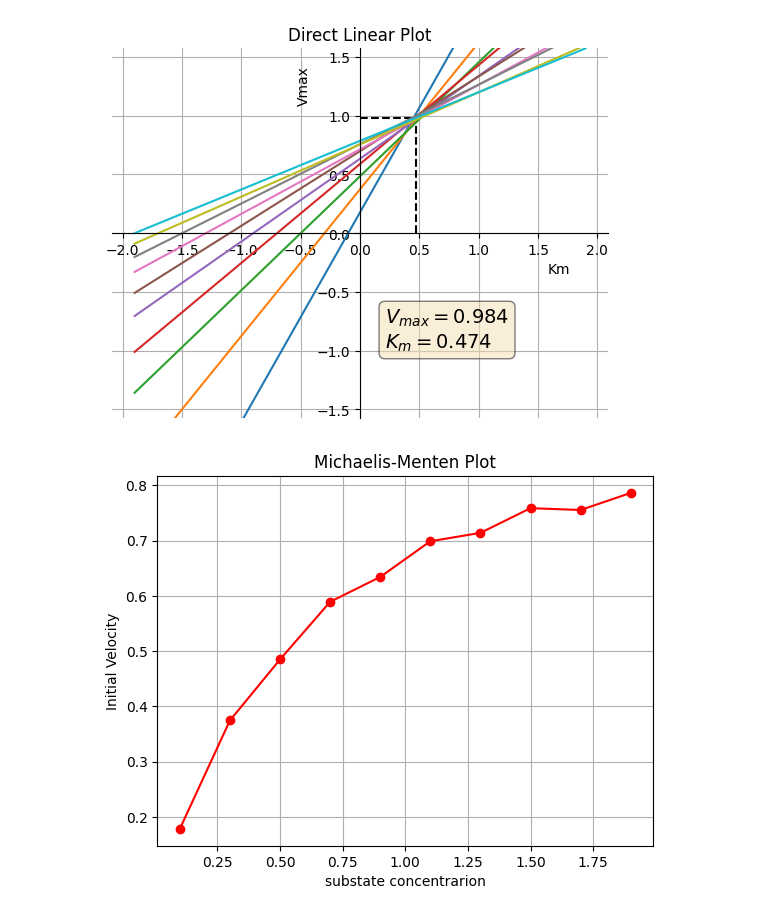
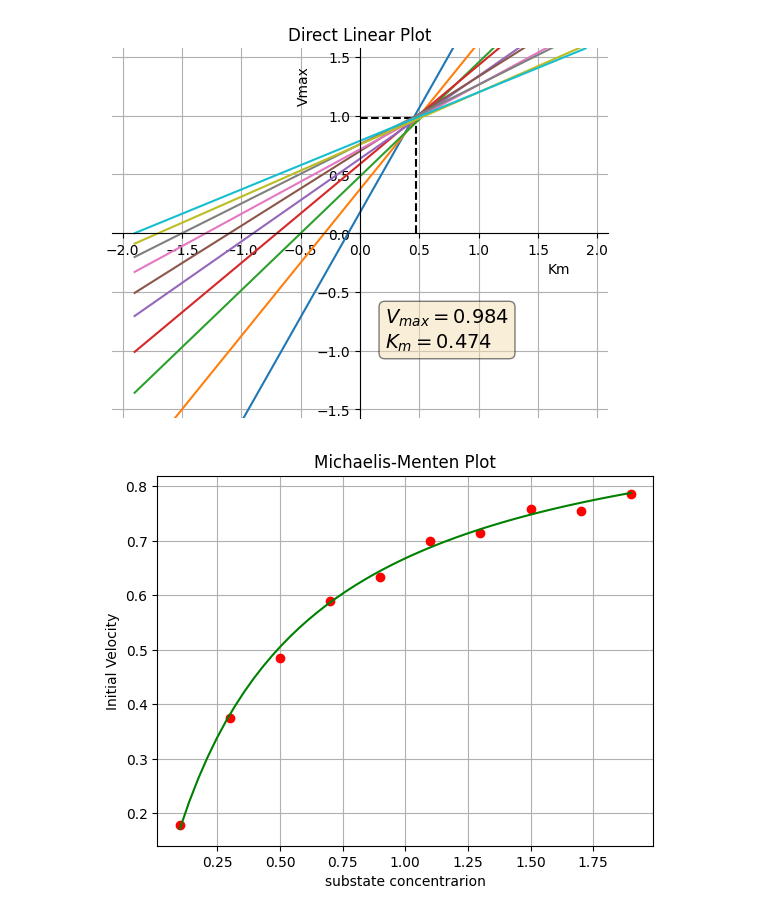
Before and after one commit to pjmartel/teaching, a Jupyter notebook: enzymology/ECB_plot_pt.ipynb, the cells around one changed output. Cells and saved outputs as stored; diff of their text form; code cells hidden in the pictures.

```diff
--- a/enzymology/ECB_plot_pt.ipynb
+++ b/enzymology/ECB_plot_pt.ipynb
@@ -216,10 +216,12 @@ Direct Linear plot estimates:
 # %%
 #@title Carregue em "Play" para visualizar o gráfico de v *versus* [A]
 ax = plt.gca()
 ax.set_title('Michaelis-Menten Plot')
 ax.set_xlabel("substate concentrarion",x=0.5)
 ax.set_ylabel("Initial Velocity",y=0.5)
 #ax.axis([0, 3*ECB_Km, 0, 1.1*ECB_Vmax])
-_ = ax.plot(data_np[:,0],data_np[:,1],'ro-')
+_ = ax.plot(data_np[:,0],data_np[:,1],'ro')
+sm_data = np.linspace(data_np[0,0],data_np[-1,0],50)
+_ = ax.plot(sm_data,MM(ECB_Km, ECB_Vmax, sm_data),'g-')
 # %% [output]
-[figure, old version]
+[figure, new version]
```
